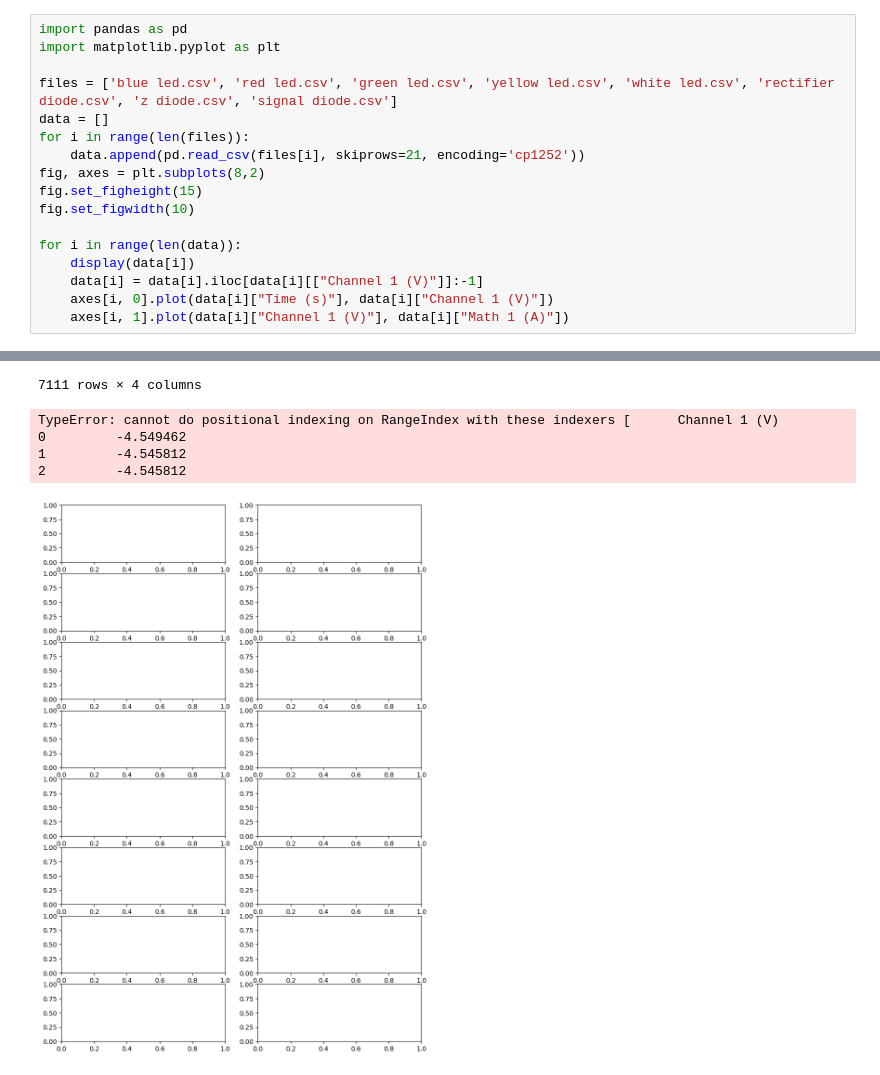
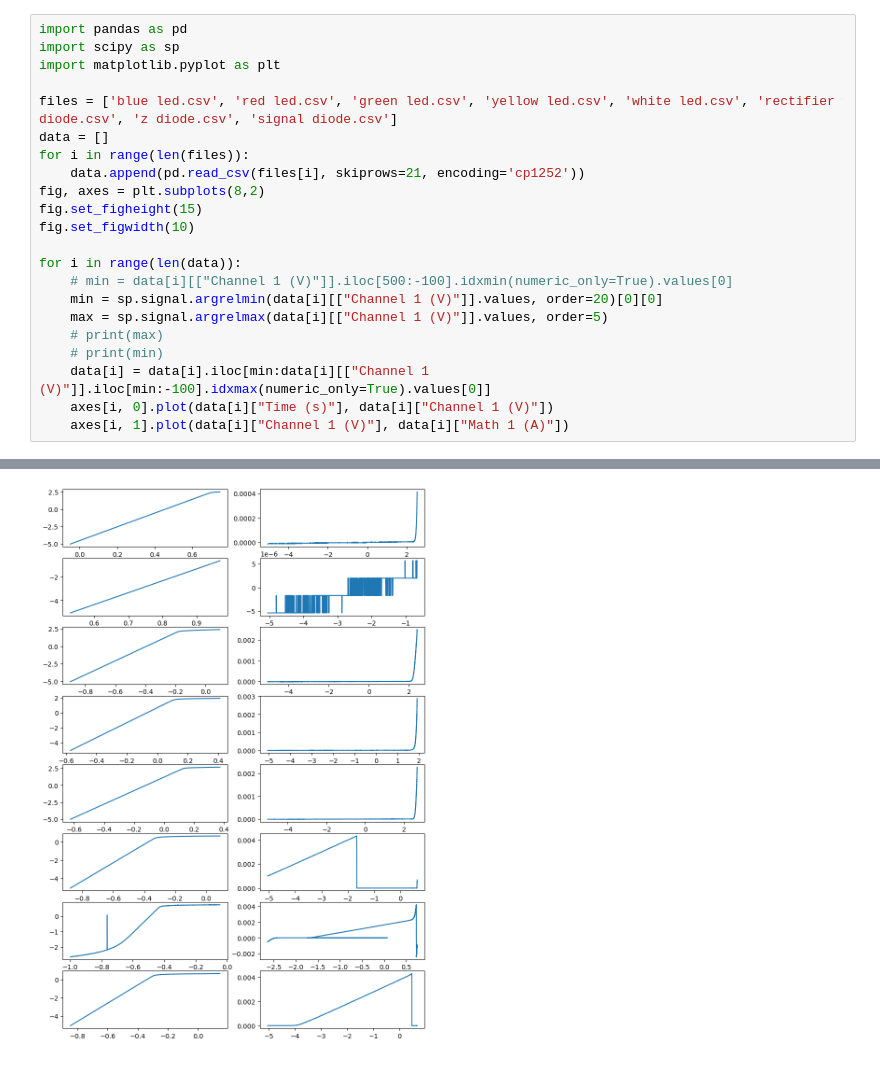
Before and after one commit to rainvm/College-Work, a Jupyter notebook: Physics/Experimental 1/Lab 1/diodes.ipynb, the cells around one changed output, grey strips where cells are left out. Drawn from its saved outputs; the diff is of its cells as text.

```diff
--- a/Physics/Experimental 1/Lab 1/diodes.ipynb
+++ b/Physics/Experimental 1/Lab 1/diodes.ipynb
@@ -1,5 +1,6 @@
 # %%
 import pandas as pd
+import scipy as sp
 import matplotlib.pyplot as plt
 
 files = ['blue led.csv', 'red led.csv', 'green led.csv', 'yellow led.csv', 'white led.csv', 'rectifier diode.csv', 'z diode.csv', 'signal diode.csv']
@@ -11,8 +12,12 @@ fig.set_figheight(15)
 fig.set_figwidth(10)
 
 for i in range(len(data)):
-    display(data[i])
-    data[i] = data[i].iloc[data[i][["Channel 1 (V)"]]:-1]
+    # min = data[i][["Channel 1 (V)"]].iloc[500:-100].idxmin(numeric_only=True).values[0]
+    min = sp.signal.argrelmin(data[i][["Channel 1 (V)"]].values, order=20)[0][0]
+    max = sp.signal.argrelmax(data[i][["Channel 1 (V)"]].values, order=5)
+    # print(max)
+    # print(min)
+    data[i] = data[i].iloc[min:data[i][["Channel 1 (V)"]].iloc[min:-100].idxmax(numeric_only=True).values[0]]
     axes[i, 0].plot(data[i]["Time (s)"], data[i]["Channel 1 (V)"])
     axes[i, 1].plot(data[i]["Channel 1 (V)"], data[i]["Math 1 (A)"])
 # %% [output]
@@ -31,6 +24 @@ for i in range(len(data)):
-7111 rows × 4 columns
-TypeError: cannot do positional indexing on RangeIndex with these indexers [      Channel 1 (V)
-0         -4.549462
-1         -4.545812
-2         -4.545812
-[figure, old version]
+[figure, new version]
```
Also changed, not shown: parts of 1 cell of this notebook, 6 other files.
